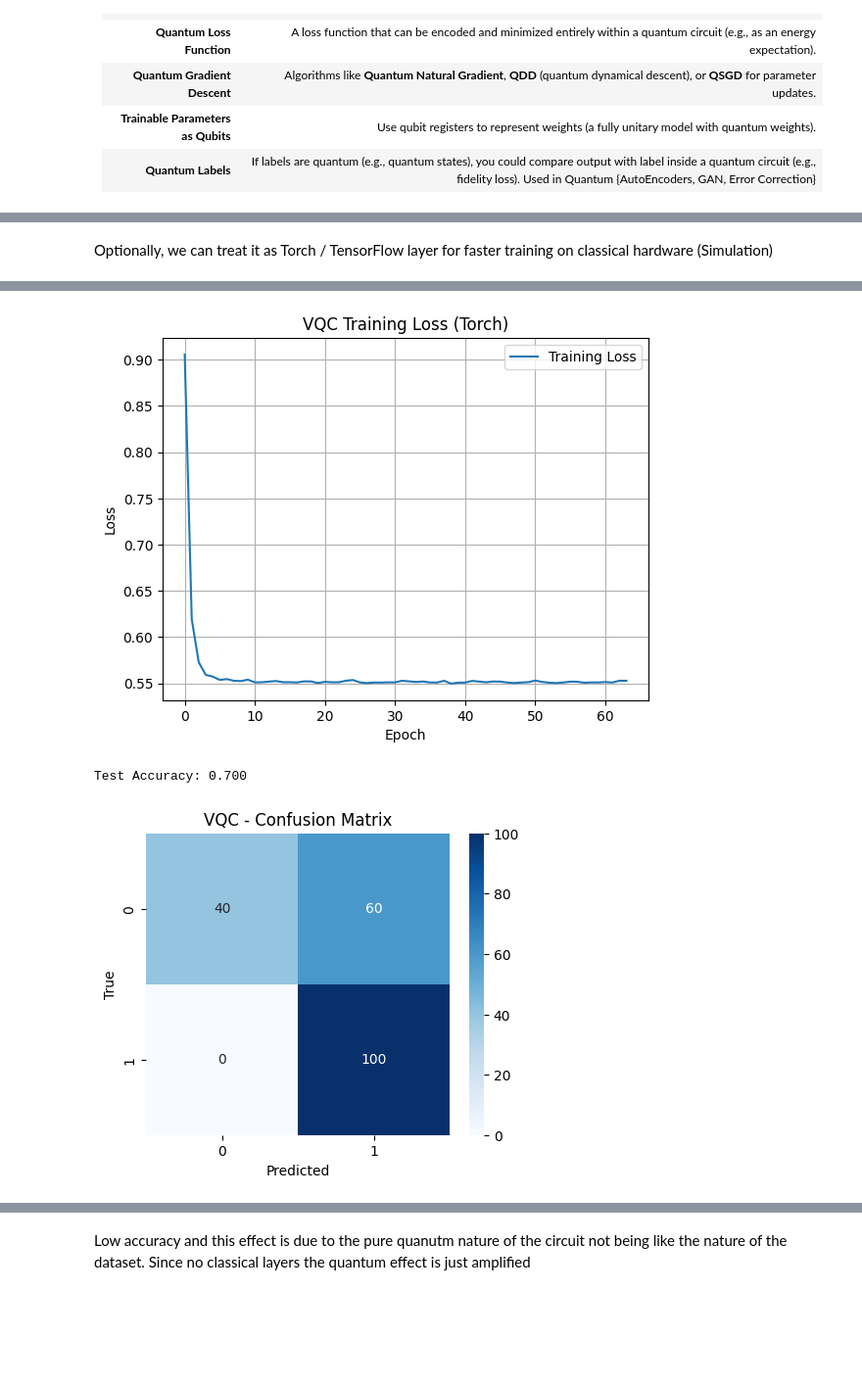
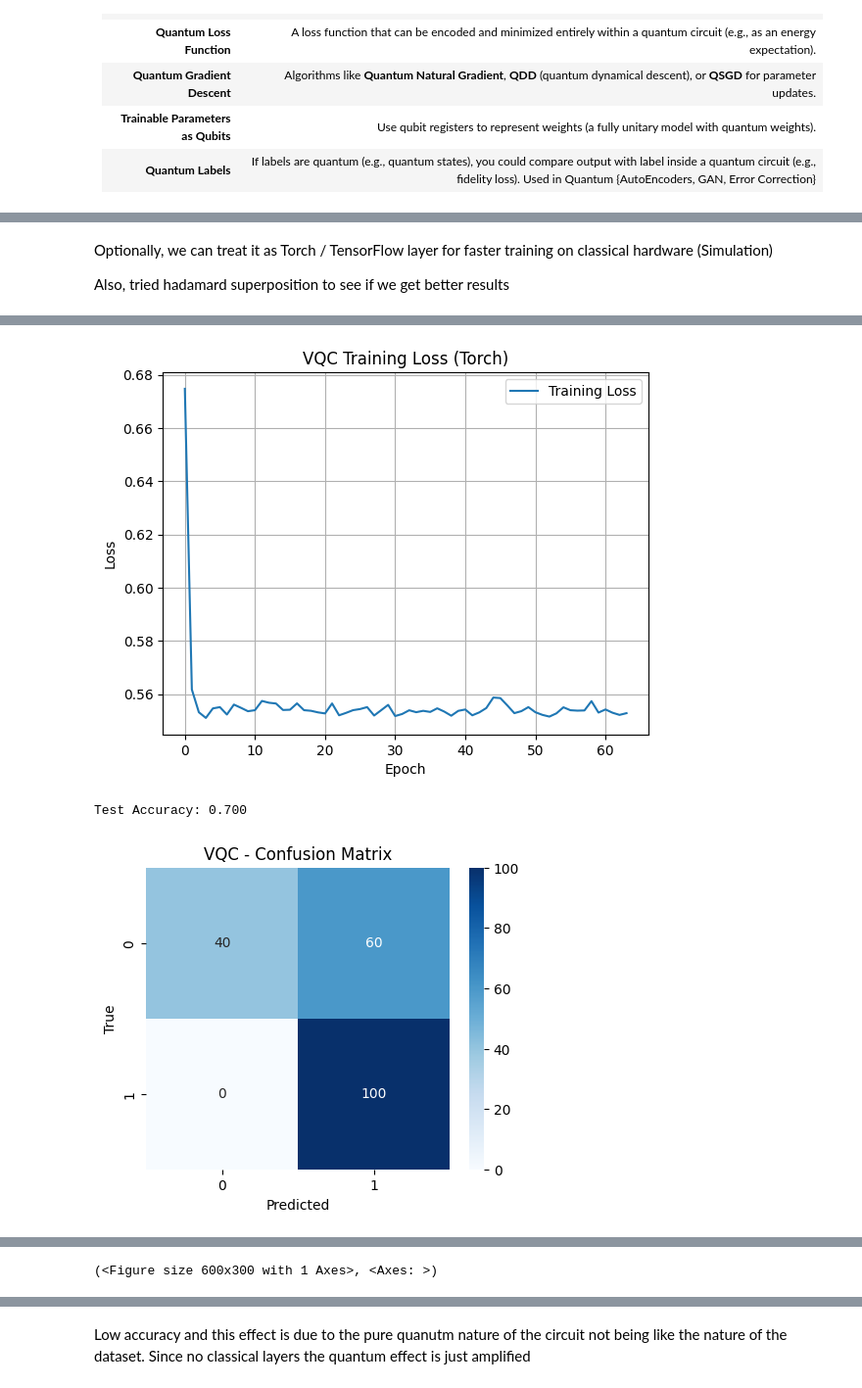
Before and after one commit to nishantak/Quantum_ML, a Jupyter notebook: QuML.ipynb, the cells around one changed output, grey strips where cells are left out. Shown at 98% size. Drawn from its saved outputs; the diff is of its cells as text; code cells hidden in the pictures; blank space fills up the shorter version.

Commit message:
hadamard -> expressivity ??

```diff
--- a/QuML.ipynb
+++ b/QuML.ipynb
@@ -1085,14 +1094,13 @@ X_test = scaler.transform(X_test)
 # %%
 n_qubits = 2
 n_layers = 2
-dev = qml.device("default.qubit", wires=n_qubits)
+dev = qml.device("lightning.qubit", wires=n_qubits)
 
 # --- Quantum circuit with batched input ---
 @qml.qnode(dev)
 def quantum_node(x, weights):
-    qml.templates.AngleEmbedding(x, wires=range(n_qubits))
-    qml.templates.StronglyEntanglingLayers(weights, wires=range(n_qubits))
+    qml.templates.AngleEmbedding(x, wires=range(n_qubits)) # classical -> quantum map
+    qml.templates.StronglyEntanglingLayers(weights, wires=range(n_qubits)) # Expressivity, non-local correlations by entanglement
     return qml.expval(qml.PauliZ(0))
-quantum_node = qml.batch_input(quantum_node, argnum=0)
 
 qml.draw_mpl(quantum_node)([0.1, 0.2], np.random.rand(n_layers, n_qubits, 3))
@@ -1193,5 +1204,7 @@ plot_decision_boundary_vqc(trained_weights, X_test, y_test, "Decision Boundary (
 # %% [markdown]
 Optionally, we can treat it as Torch / TensorFlow layer for faster training on classical hardware (Simulation)
+
+Also, tried hadamard superposition to see if we get better results
 # %%
 import pennylane as qml
 from pennylane import numpy as np
@@ -1229,8 +1242,12 @@ dev = qml.device("lightning.qubit", wires=n_qubits)
 
 @qml.qnode(dev, interface="torch")
 def quantum_circuit(inputs, weights):
+    # No hadamard here: Features maps should start from |0000..> to encode classical data into clean interpretable embeddings
+    # hadamard here would make all classical data symmetric in hilbert space
     qml.templates.AngleEmbedding(inputs, wires=range(n_qubits))
+    for i in range(n_qubits): qml.Hadamard(wires=i)
     qml.templates.StronglyEntanglingLayers(weights, wires=range(n_qubits))
+    # No hadamard here: destroys expressivity and meaningful entanglement
     return qml.expval(qml.PauliZ(0))
 
 # --- Torch layer wrapping the quantum circuit ---
@@ -1324,4 +1341,5 @@ def plot_decision_boundary(model, X, Y, title):
     plt.show()
 
 plot_decision_boundary(model, X_test, y_test, "VQC Decision Boundary (Torch)")
+qml.draw_mpl(quantum_circuit)([0.1, 0.2], np.random.rand(n_layers, n_qubits, 3))
 # %% [output]
@@ -1337,3 +1355,3 @@ Epoch 64: Loss = 0.5527
-[figure, old version]
+[figure, new version]
 Test Accuracy: 0.700
 [figure]
@@ -1340,0 +1359 @@ Test Accuracy: 0.700
+(<Figure size 600x300 with 1 Axes>, <Axes: >)
```
Also changed, not shown: parts of 18 cells of this notebook.
